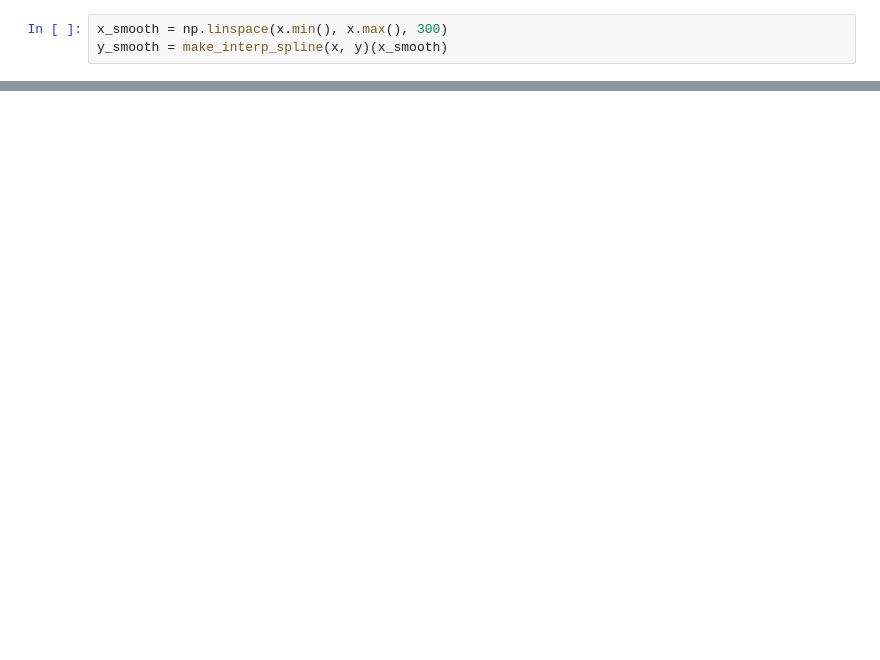
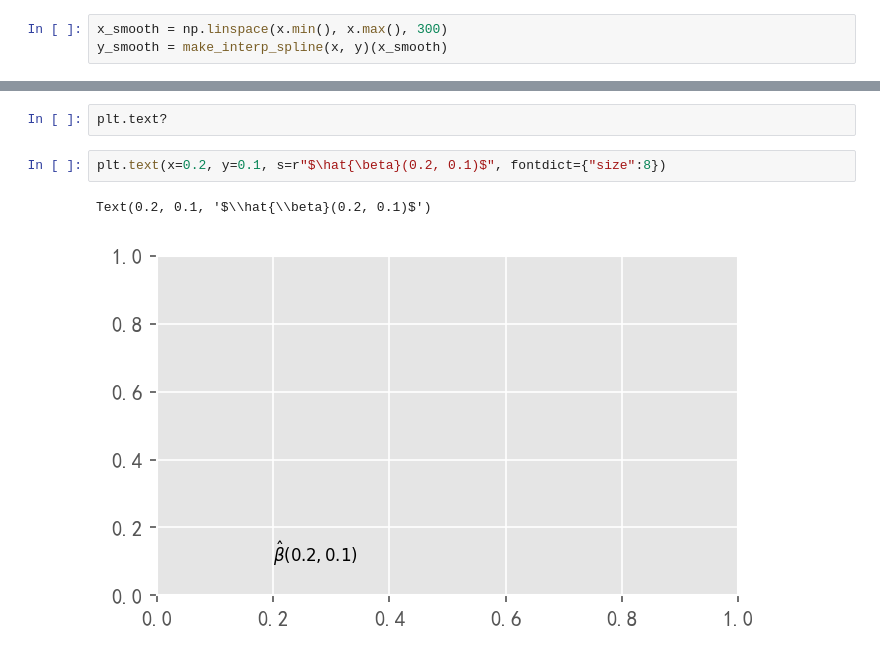
Before and after one commit to Chang-LeHung/Chang-LeHung.github.io, a Jupyter notebook: src/Auxiliary code.ipynb, the cells around one changed output, grey strips where cells are left out. Cells and saved outputs as stored; diff of their text form; blank space fills up the shorter version.

```diff
--- a/src/Auxiliary code.ipynb
+++ b/src/Auxiliary code.ipynb
@@ -29,0 +96,7 @@ ax = sns.lineplot(x=x, y=np.sin(x))
+# %%
+plt.text?
+# %%
+plt.text(x=0.2, y=0.1, s=r"$\hat{\beta}(0.2, 0.1)$", fontdict={"size":8})
+# %% [output]
+Text(0.2, 0.1, '$\\hat{\\beta}(0.2, 0.1)$')
+[figure, added]
```
Also changed, not shown: parts of 16 cells of this notebook, 2 other files.
